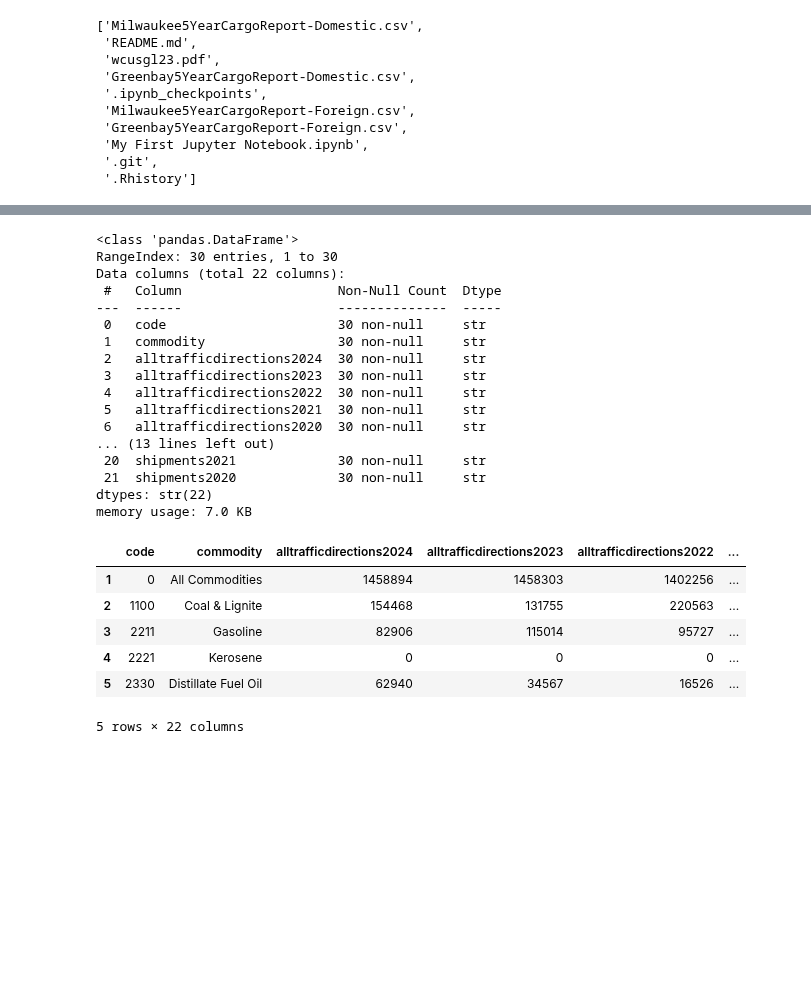
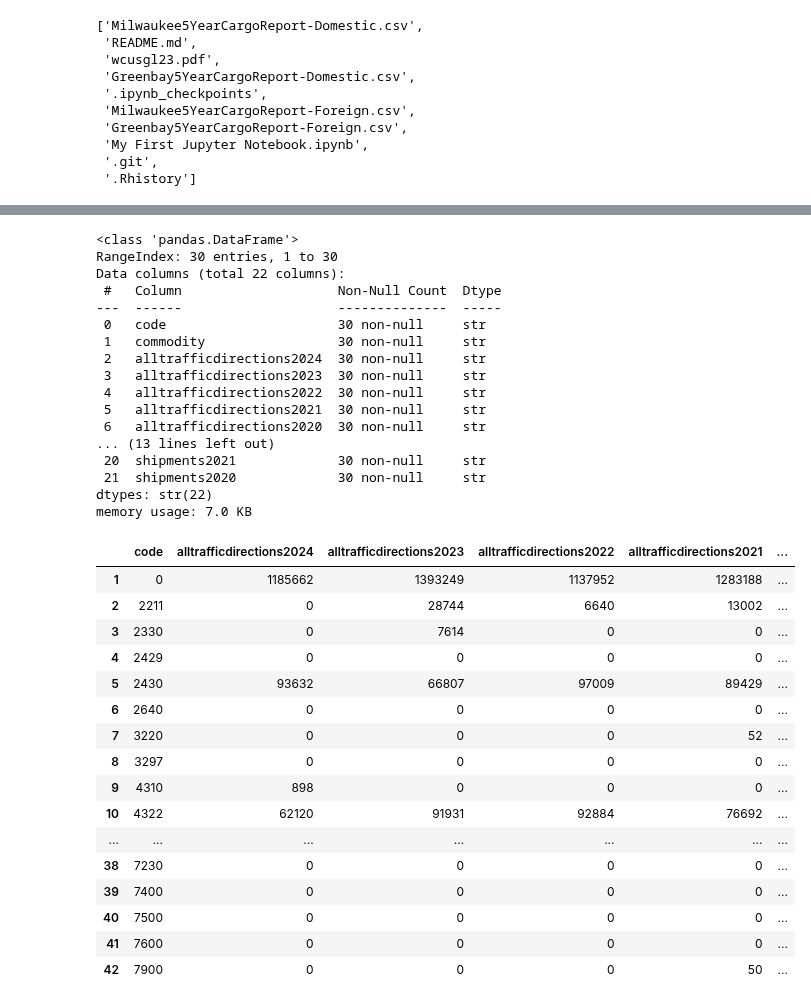
Before and after one commit to NathanTennies/Milwaukee-Green-Bay-Shipping-Analysis, a Jupyter notebook: My First Jupyter Notebook.ipynb, the cells around one changed output, grey strips where cells are left out. Drawn from its saved outputs; the diff is of its cells as text; code cells hidden in the pictures; blank space fills up the shorter version.

Commit message:
Update: data preparation
dataframe indices and data types

```diff
--- a/My First Jupyter Notebook.ipynb
+++ b/My First Jupyter Notebook.ipynb
@@ -226,37 +224,50 @@ True
 greenbay_domestic.info()
 greenbay_domestic.head()
 
 #looking at one of the dataframes, the data types for all columns are listed as strings. We will need to convert
 #these to either integers or floats to analyze our data as well. Then we will see if there are any missing values,
 #though I think since this is technically a census of all the cargo in the ports there should not be any.
 
 #After all this is done we should be ready to compute summary statistics and other information from the datasets
 
 #Note: We will not being any hypothesis testing for this, partly because that's not the point of this project
 #but also because the information we are dealing with is already summary statistics that should be a census of all the
 #shipping done in the two ports.
+
+selected_cols=[0]+[*range(2,len(milwaukee_foreign.columns))]
+milwaukee_domestic.iloc[:,selected_cols]
 # %% [output]
 <class 'pandas.DataFrame'>
 RangeIndex: 30 entries, 1 to 30
 Data columns (total 22 columns):
  #   Column                    Non-Null Count  Dtype
 ---  ------                    --------------  -----
  0   code                      30 non-null     str
  1   commodity                 30 non-null     str
  2   alltrafficdirections2024  30 non-null     str
  3   alltrafficdirections2023  30 non-null     str
  4   alltrafficdirections2022  30 non-null     str
  5   alltrafficdirections2021  30 non-null     str
  6   alltrafficdirections2020  30 non-null     str
 ... (13 lines left out)
  20  shipments2021             30 non-null     str
  21  shipments2020             30 non-null     str
 dtypes: str(22)
 memory usage: 7.0 KB
-|  | code | commodity | alltrafficdirections2024 | alltrafficdirections2023 | alltrafficdirections2022 | ... |
-| 1 | 0 | All Commodities | 1458894 | 1458303 | 1402256 | ... |
-| 2 | 1100 | Coal & Lignite | 154468 | 131755 | 220563 | ... |
-| 3 | 2211 | Gasoline | 82906 | 115014 | 95727 | ... |
-| 4 | 2221 | Kerosene | 0 | 0 | 0 | ... |
-| 5 | 2330 | Distillate Fuel Oil | 62940 | 34567 | 16526 | ... |
+|  | code | alltrafficdirections2024 | alltrafficdirections2023 | alltrafficdirections2022 | alltrafficdirections2021 | ... |
+| 1 | 0 | 1185662 | 1393249 | 1137952 | 1283188 | ... |
+| 2 | 2211 | 0 | 28744 | 6640 | 13002 | ... |
+| 3 | 2330 | 0 | 7614 | 0 | 0 | ... |
+| 4 | 2429 | 0 | 0 | 0 | 0 | ... |
+| 5 | 2430 | 93632 | 66807 | 97009 | 89429 | ... |
+| 6 | 2640 | 0 | 0 | 0 | 0 | ... |
+| 7 | 3220 | 0 | 0 | 0 | 52 | ... |
+| 8 | 3297 | 0 | 0 | 0 | 0 | ... |
+| 9 | 4310 | 898 | 0 | 0 | 0 | ... |
+| 10 | 4322 | 62120 | 91931 | 92884 | 76692 | ... |
+| ... | ... | ... | ... | ... | ... | ... |
+| 38 | 7230 | 0 | 0 | 0 | 0 | ... |
+| 39 | 7400 | 0 | 0 | 0 | 0 | ... |
+| 40 | 7500 | 0 | 0 | 0 | 0 | ... |
+| 41 | 7600 | 0 | 0 | 0 | 0 | ... |
+| 42 | 7900 | 0 | 0 | 0 | 50 | ... |
-5 rows × 22 columns
```
Also changed, not shown: parts of 4 cells of this notebook.
